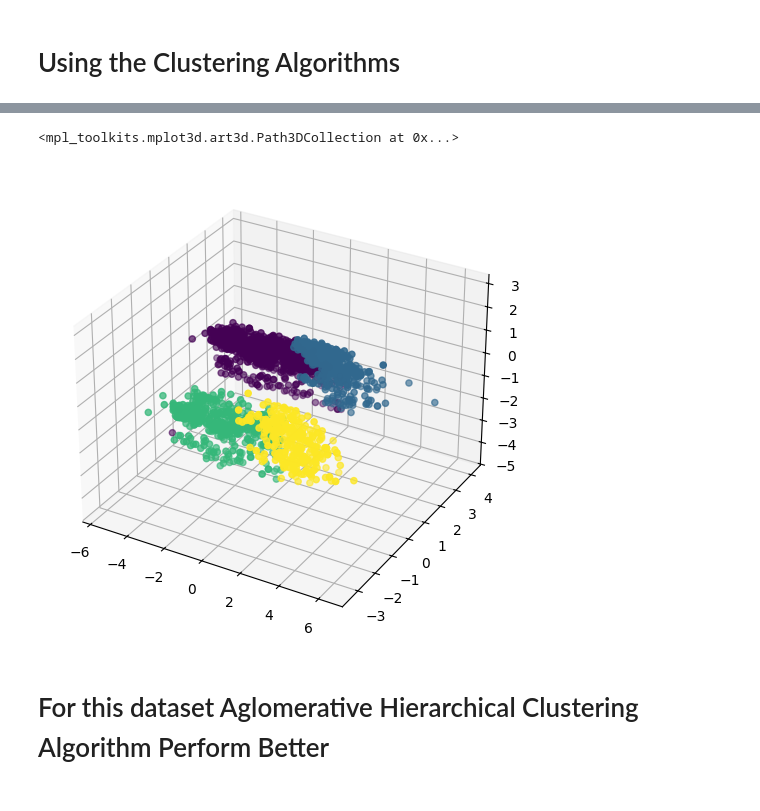
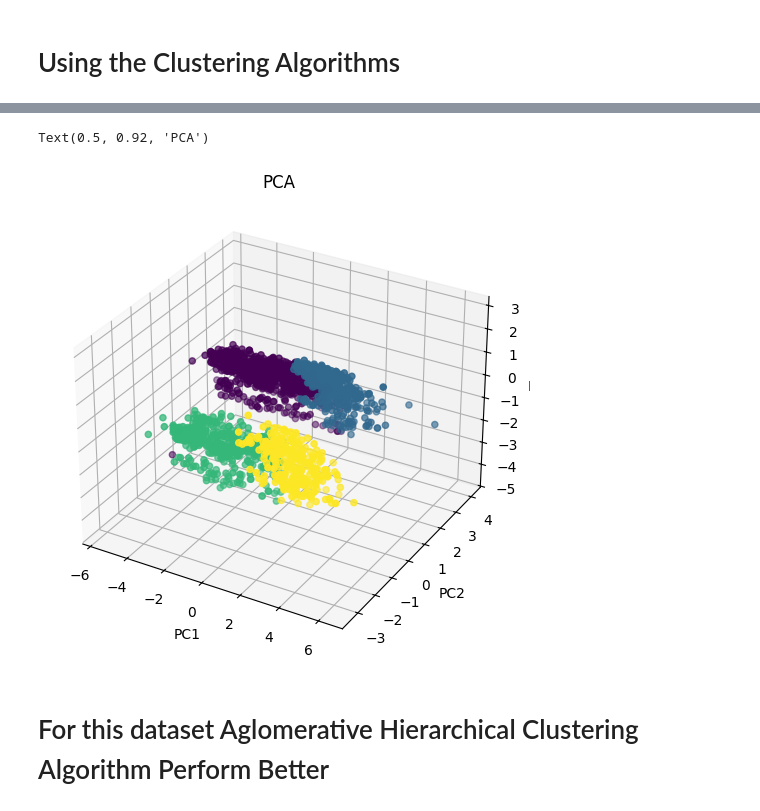
Before and after one commit to anandbelghaiya-coder/SmartCart-Clustering-System, a Jupyter notebook: smarcart.ipynb, the cells around one changed output, grey strips where cells are left out. Drawn from its saved outputs; the diff is of its cells as text; code cells hidden in the pictures.

```diff
--- a/smarcart.ipynb
+++ b/smarcart.ipynb
@@ -381,12 +381,16 @@ labels_aglo = aglo.fit_predict(X_pca)
 # %%
 # Visualization
 # Visualize the CLusters
 fig = plt.figure(figsize=(8, 6))
 
 ax = fig.add_subplot(111, projection='3d')
 ax.scatter(X_pca[:, 0], X_pca[:, 1], X_pca[:, 2], c=labels_aglo)
+ax.set_xlabel("PC1")
+ax.set_ylabel("PC2")
+ax.set_zlabel("PC3")
+ax.set_title('PCA')
 # %% [output]
-<mpl_toolkits.mplot3d.art3d.Path3DCollection at 0x...>
+Text(0.5, 0.92, 'PCA')
-[figure, old version]
+[figure, new version]
 # %% [markdown]
 # For this dataset Aglomerative Hierarchical Clustering Algorithm Perform Better
```
Also changed, not shown: parts of 1 cell of this notebook.
